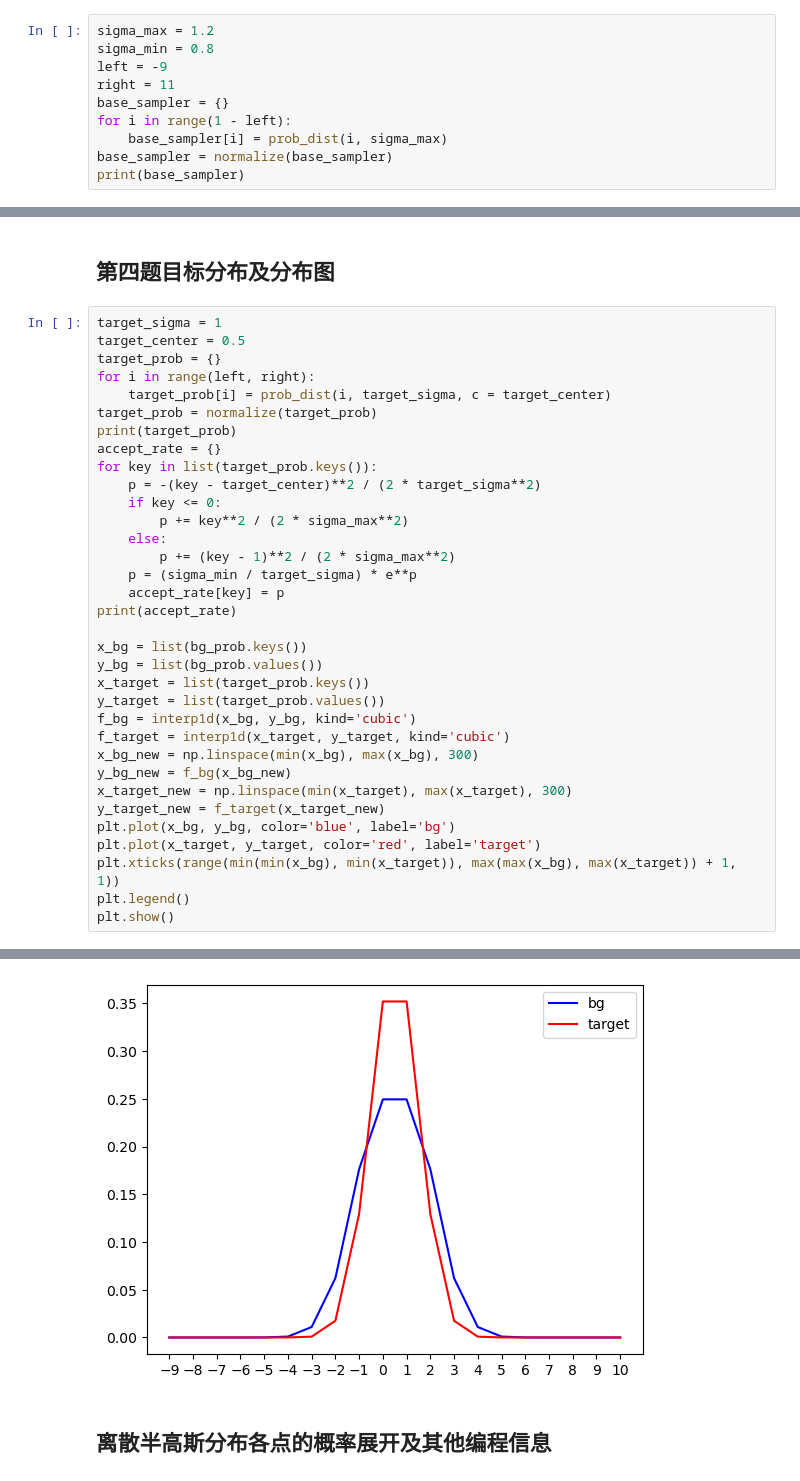
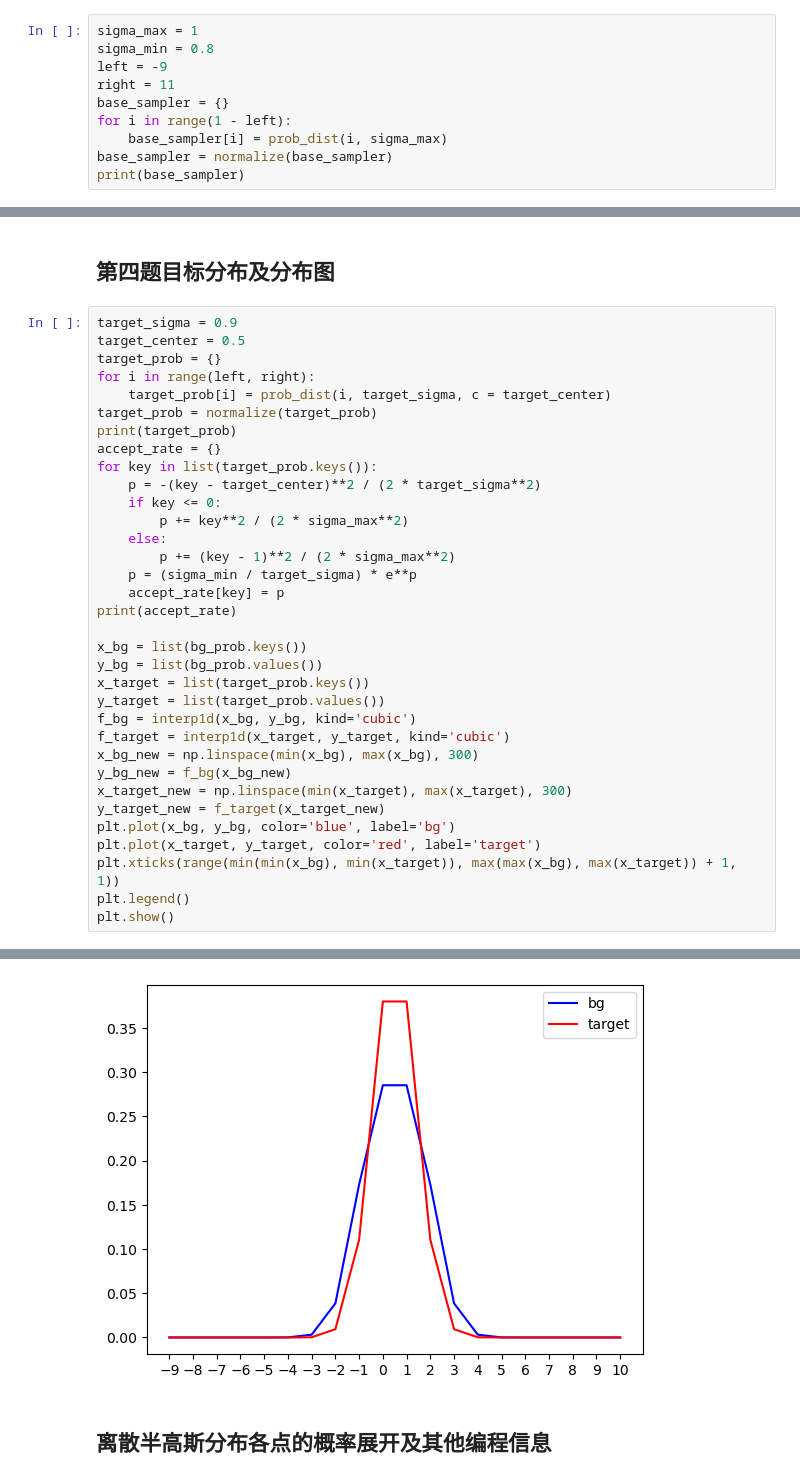
Before and after one commit to AngieJC/Crypto-math_Challenge_2024, a Jupyter notebook: generate_matrix.ipynb, the cells around one changed output, grey strips where cells are left out. Saved outputs shown, nothing was run; the diff lists cells and outputs as text.

```diff
--- a/generate_matrix.ipynb
+++ b/generate_matrix.ipynb
@@ -177,7 +177,7 @@ infos(base_sampler)
 # %% [markdown]
 ## 使用的离散半高斯分布
 # %%
-sigma_max = 1.2
+sigma_max = 1
 sigma_min = 0.8
 left = -9
 right = 11
@@ -204,7 +204,7 @@ print(bg_prob)
 # %% [markdown]
 ## 第四题目标分布及分布图
 # %%
-target_sigma = 1
+target_sigma = 0.9
 target_center = 0.5
 target_prob = {}
 for i in range(left, right):
@@ -243,4 +243,4 @@ plt.show()
-[figure, old version]
+[figure, new version]
 # %% [markdown]
 ## 离散半高斯分布各点的概率展开及其他编程信息
 # %%
```
Also changed, not shown: parts of 4 cells of this notebook, 2 other files.
